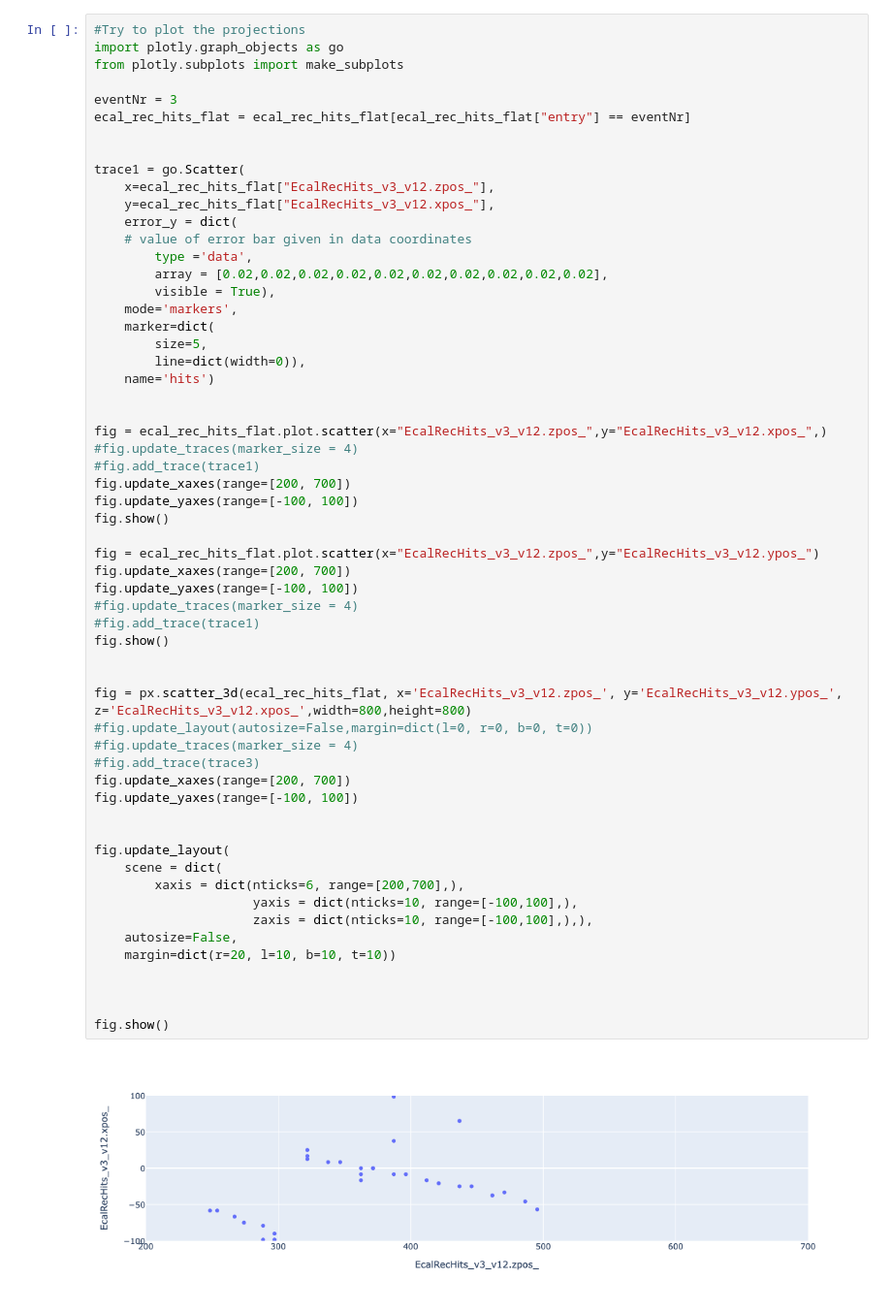
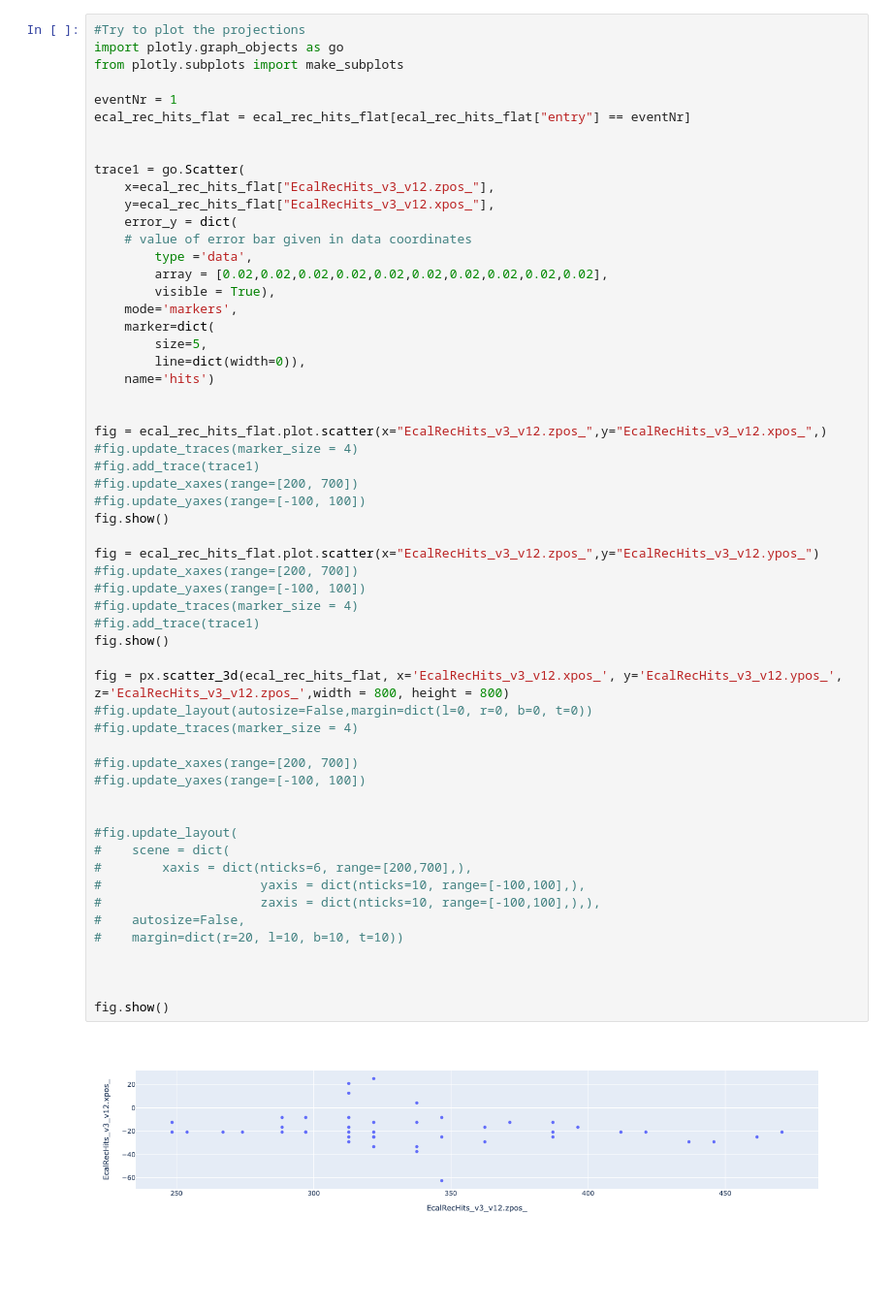
Before and after one commit to pbutti/ldmx_notebooks, a Jupyter notebook: MIPTrackingExample.ipynb, the cells around one changed output. Shown at 97% size. Drawn from its saved outputs; the diff is of its cells as text; blank space fills up the shorter version.

```diff
--- a/MIPTrackingExample.ipynb
+++ b/MIPTrackingExample.ipynb
@@ -39,7 +39,7 @@ entry subentry
 import plotly.graph_objects as go
 from plotly.subplots import make_subplots
 
-eventNr = 3
+eventNr = 1
 ecal_rec_hits_flat = ecal_rec_hits_flat[ecal_rec_hits_flat["entry"] == eventNr]
 
 
@@ -50,47 +50,46 @@ trace1 = go.Scatter(
     # value of error bar given in data coordinates
         type ='data',
         array = [0.02,0.02,0.02,0.02,0.02,0.02,0.02,0.02,0.02,0.02],
         visible = True),
     mode='markers',
     marker=dict(
         size=5,
         line=dict(width=0)),
     name='hits')
 
 
 fig = ecal_rec_hits_flat.plot.scatter(x="EcalRecHits_v3_v12.zpos_",y="EcalRecHits_v3_v12.xpos_",)
 #fig.update_traces(marker_size = 4)
 #fig.add_trace(trace1)
-fig.update_xaxes(range=[200, 700])
-fig.update_yaxes(range=[-100, 100])
+#fig.update_xaxes(range=[200, 700])
+#fig.update_yaxes(range=[-100, 100])
 fig.show()
 
 fig = ecal_rec_hits_flat.plot.scatter(x="EcalRecHits_v3_v12.zpos_",y="EcalRecHits_v3_v12.ypos_")
-fig.update_xaxes(range=[200, 700])
-fig.update_yaxes(range=[-100, 100])
+#fig.update_xaxes(range=[200, 700])
+#fig.update_yaxes(range=[-100, 100])
 #fig.update_traces(marker_size = 4)
 #fig.add_trace(trace1)
 fig.show()
 
-
-fig = px.scatter_3d(ecal_rec_hits_flat, x='EcalRecHits_v3_v12.zpos_', y='EcalRecHits_v3_v12.ypos_', z='EcalRecHits_v3_v12.xpos_',width=800,height=800)
+fig = px.scatter_3d(ecal_rec_hits_flat, x='EcalRecHits_v3_v12.xpos_', y='EcalRecHits_v3_v12.ypos_', z='EcalRecHits_v3_v12.zpos_',width = 800, height = 800)
 #fig.update_layout(autosize=False,margin=dict(l=0, r=0, b=0, t=0))
 #fig.update_traces(marker_size = 4)
-#fig.add_trace(trace3)
-fig.update_xaxes(range=[200, 700])
-fig.update_yaxes(range=[-100, 100])
+
+#fig.update_xaxes(range=[200, 700])
+#fig.update_yaxes(range=[-100, 100])
 
 
-fig.update_layout(
-    scene = dict(
-        xaxis = dict(nticks=6, range=[200,700],),
-                     yaxis = dict(nticks=10, range=[-100,100],),
-                     zaxis = dict(nticks=10, range=[-100,100],),),
-    autosize=False,
-    margin=dict(r=20, l=10, b=10, t=10))
+#fig.update_layout(
+#    scene = dict(
+#        xaxis = dict(nticks=6, range=[200,700],),
+#                     yaxis = dict(nticks=10, range=[-100,100],),
+#                     zaxis = dict(nticks=10, range=[-100,100],),),
+#    autosize=False,
+#    margin=dict(r=20, l=10, b=10, t=10))
 
 
 
 fig.show()
 # %% [output]
-[figure, old version]
+[figure, new version]
```
Also changed, not shown: parts of 3 cells of this notebook, 1 other file.
